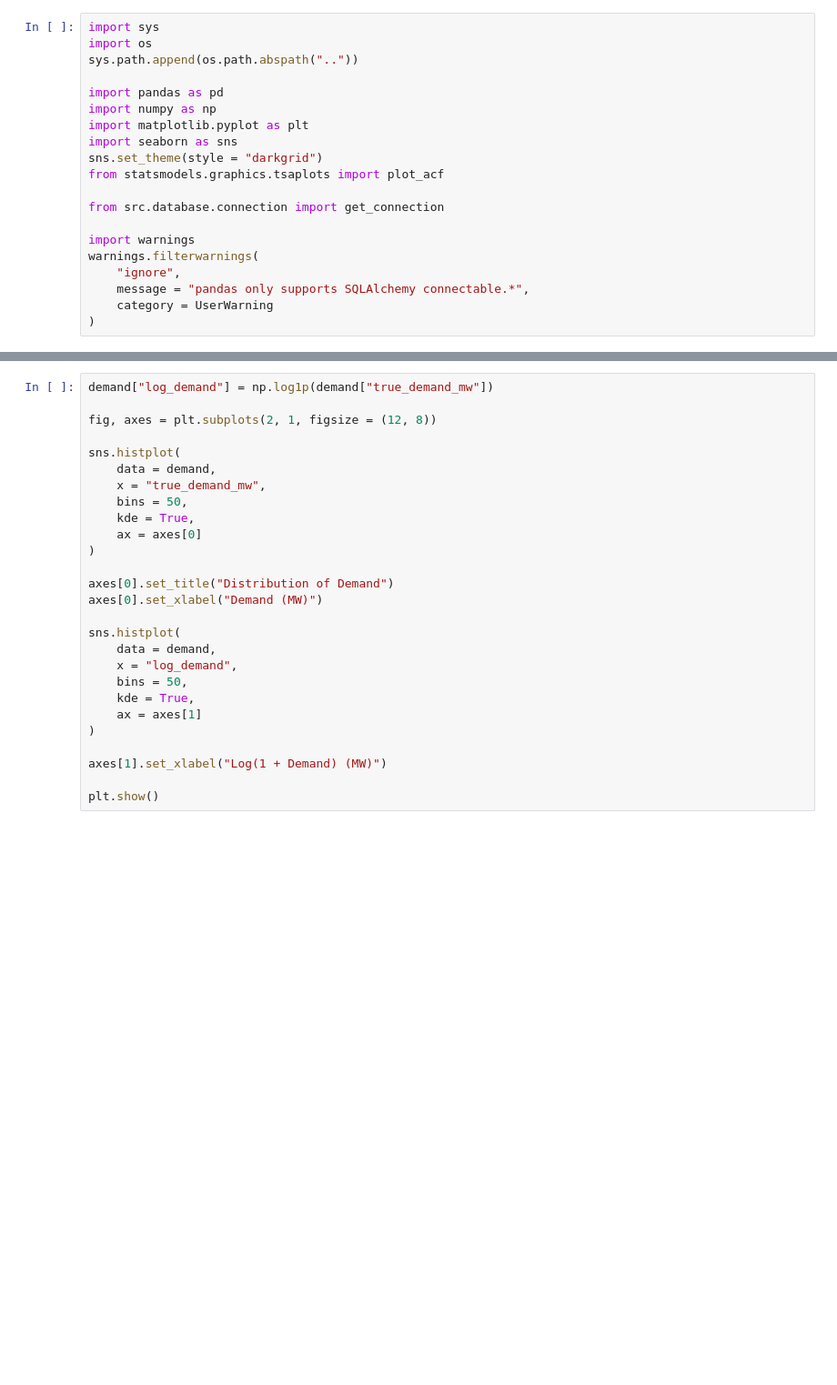
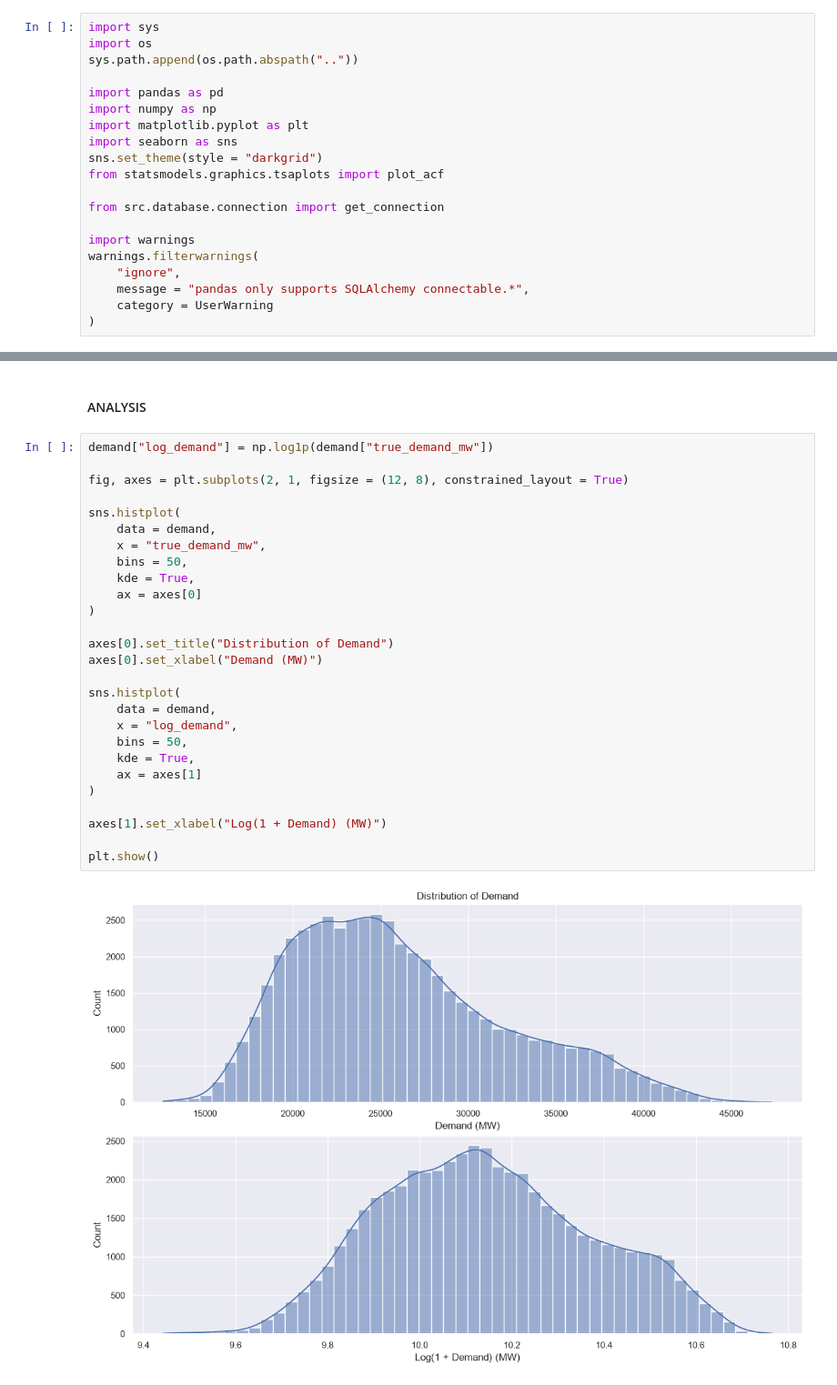
Before and after one commit to H-Konrad/uk-electricity-demand-forecasting, a Jupyter notebook: notebooks/01_demand_eda.ipynb, the cells around one changed output, grey strips where cells are left out. Shown at 91% size. Saved outputs shown, nothing was run; the diff lists cells and outputs as text; blank space fills up the shorter version.

```diff
--- a/notebooks/01_demand_eda.ipynb
+++ b/notebooks/01_demand_eda.ipynb
@@ -40,28 +64,32 @@ demand["start_time"].diff().value_counts().sort_index()
+# %% [markdown]
+#### ANALYSIS
 # %%
 demand["log_demand"] = np.log1p(demand["true_demand_mw"])
 
-fig, axes = plt.subplots(2, 1, figsize = (12, 8))
+fig, axes = plt.subplots(2, 1, figsize = (12, 8), constrained_layout = True)
 
 sns.histplot(
     data = demand,
     x = "true_demand_mw",
     bins = 50,
     kde = True,
     ax = axes[0]
 )
 
 axes[0].set_title("Distribution of Demand")
 axes[0].set_xlabel("Demand (MW)")
 
 sns.histplot(
     data = demand,
     x = "log_demand",
     bins = 50,
     kde = True,
     ax = axes[1]
 )
 
 axes[1].set_xlabel("Log(1 + Demand) (MW)")
 
 plt.show()
+# %% [output]
+[figure, added]
 # %%
```
Also changed, not shown: parts of 12 cells of this notebook, 4 other files.
